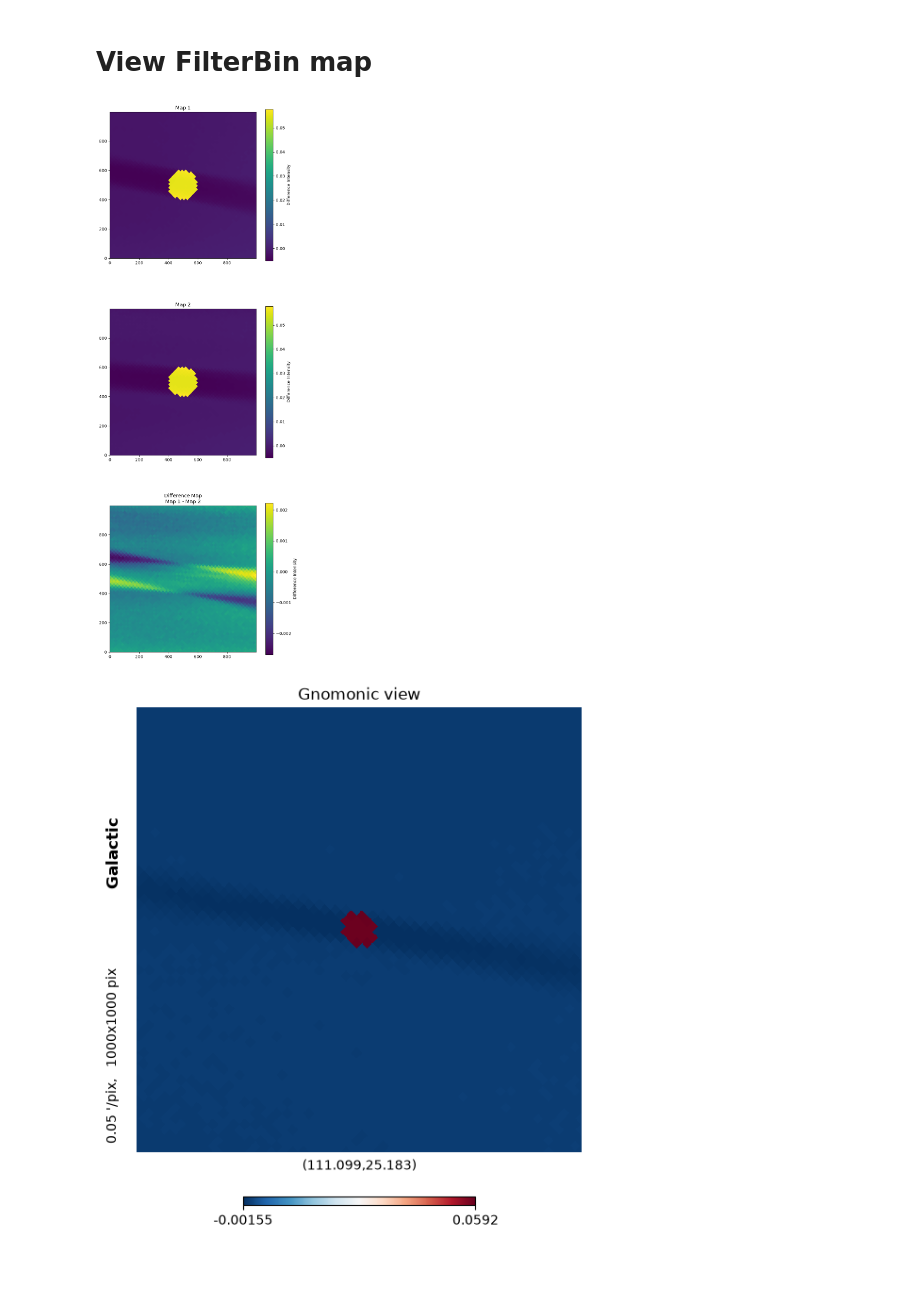
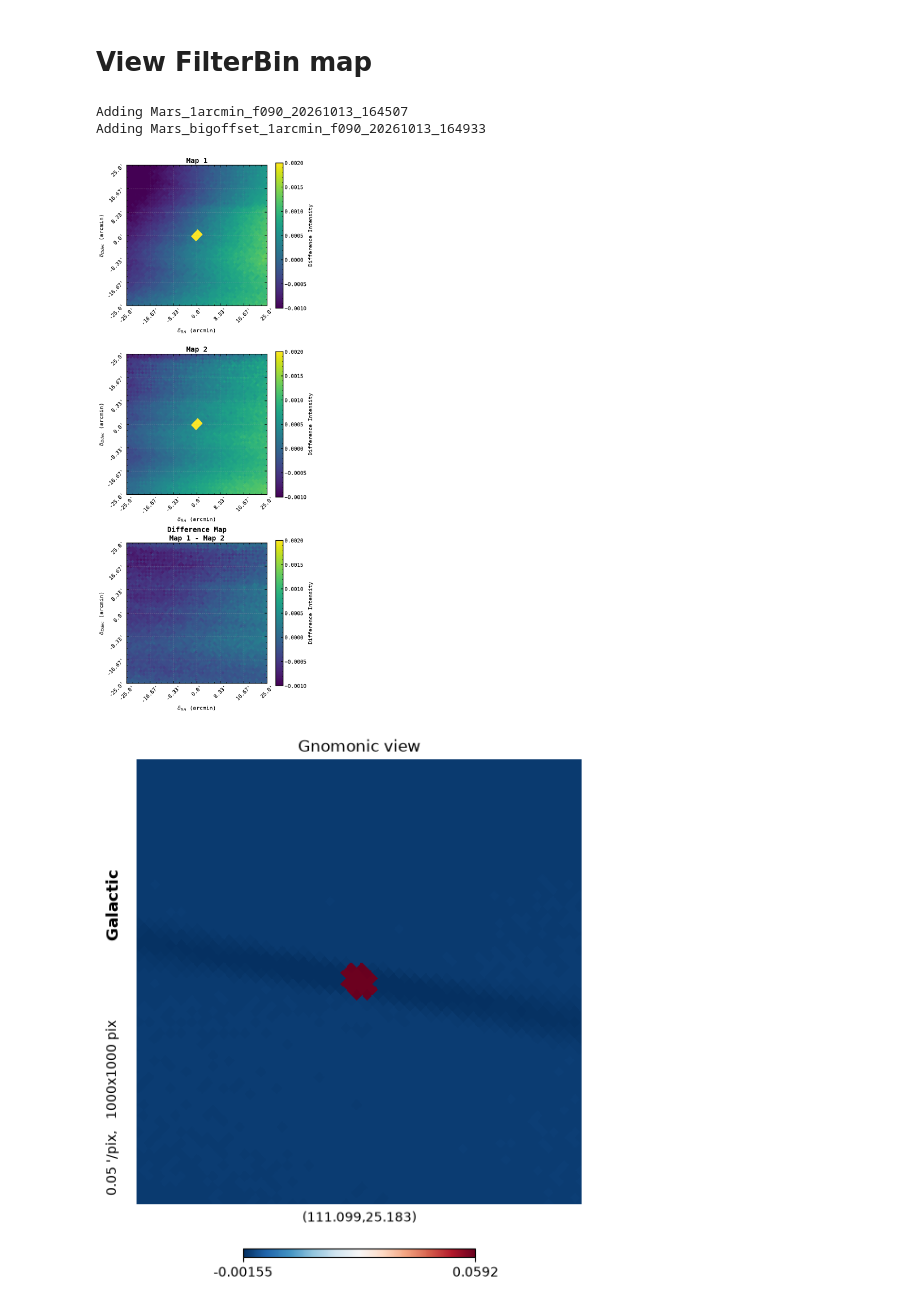
Before and after one commit to henry-e-n/SO_PointingReqs, a Jupyter notebook: mapmaking/map_loader.ipynb, the cells around one changed output. Drawn from its saved outputs; the diff is of its cells as text; code cells hidden in the pictures; blank space fills up the shorter version.

Commit message:
checked 1arcmin maps

```diff
--- a/mapmaking/map_loader.ipynb
+++ b/mapmaking/map_loader.ipynb
@@ -65,14 +65,16 @@ plt.show()
 import healpy as hp
 import numpy as np
 import matplotlib.pyplot as plt
+import matplotlib
+matplotlib.style.use("/shared_home/henachman/.matplotlib/stylelib/HNCustomMono.mplstyle")
 
 path_to_data = "/shared_home/henachman/data/sim_outputs/Mars/"
-maps_to_load = [
-    f"{path_to_data}{path}/filterbin_filtered_map.fits" for path in run_path
-]
-hit_maps = [
-    f"{path_to_data}{path}/filterbin_filtered_hits.fits" for path in run_path
-]
+# maps_to_load = [
+#     f"{path_to_data}{path}/filterbin_filtered_map.fits" for path in run_path
+# ]
+# hit_maps = [
+#     f"{path_to_data}{path}/filterbin_filtered_hits.fits" for path in run_path
+# ]
 
 def gnomview_auto_center(data_map, hits_map, **kwargs):
     """
@@ -116,9 +118,6 @@ def load_map(path_to_job, path_to_data, hits=False, **kwargs):
         rot = gnomview_auto_center(hpmap, hp_hitmap, **kwargs)
         return hpmap, rot
     return hpmap
-
-maps_dict = {}
-
 # # Using projview currently has a bug with gnomonic projections
 # hp.projview(
 #     hpmap,
@@ -134,19 +133,28 @@ maps_dict = {}
 # %%
 ra = 111.0992
 dec = 25.1832
+
+maps_dict = {}
+
 
 run_path = [
     # "Marsskymap_f090_20261009",
     # "Mars_2arcmin_f090_20261010_231649",
     # "Mars_jitter_2arcmin_f090_20261011_213236",
     # "Mars_bigjitter_2arcmin_f090_20261011_223033",
-    "Mars_5arcmin_f090_20261010_231709",
-    "Mars_bigoffset_5arcmin_f090_20261012_221848",
-    "Mars_5arcmin_f090_20261012_232634"
+    # "Mars_5arcmin_f090_20261010_231709",
+    # "Mars_bigoffset_5arcmin_f090_20261012_221848",
+    # "Mars_5arcmin_f090_20261012_232634",
+    "Mars_1arcmin_f090_20261013_164507",
+    "Mars_bigoffset_1arcmin_f090_20261013_164933",
+
     ]
 
 for job in run_path:
     if job not in maps_dict:
         print(f"Adding {job}")
         maps_dict[job] = load_map(job, path_to_data=path_to_data)
+# %% [output]
+Adding Mars_1arcmin_f090_20261013_164507
+Adding Mars_bigoffset_1arcmin_f090_20261013_164933
 # %%
@@ -203,11 +241,14 @@ def diff_plot(map1, map2, rot, xsize=1000, reso=0.05, cmap='RdBu_r', **kwargs):
     plt.show()
 # %%
-diff_plot(maps_dict["Mars_5arcmin_f090_20261010_231709"],
-          maps_dict["Mars_5arcmin_f090_20261012_232634"],
+diff_plot(maps_dict["Mars_1arcmin_f090_20261013_164507"],
+          maps_dict["Mars_bigoffset_1arcmin_f090_20261013_164933"],
           rot=[ra, dec],
-          no_plot=True)
+          deg=False,
+          vmin=-0.001,
+          vmax=0.002,
+          cmap='RdBu')
 # %% [output]
-[figure, old version]
+[figure, new version]
 # %%
 # fig, ax = plt.subplots(figsize=(8,8))
 
```
Also changed, not shown: parts of 1 cell of this notebook, 3 other files.
